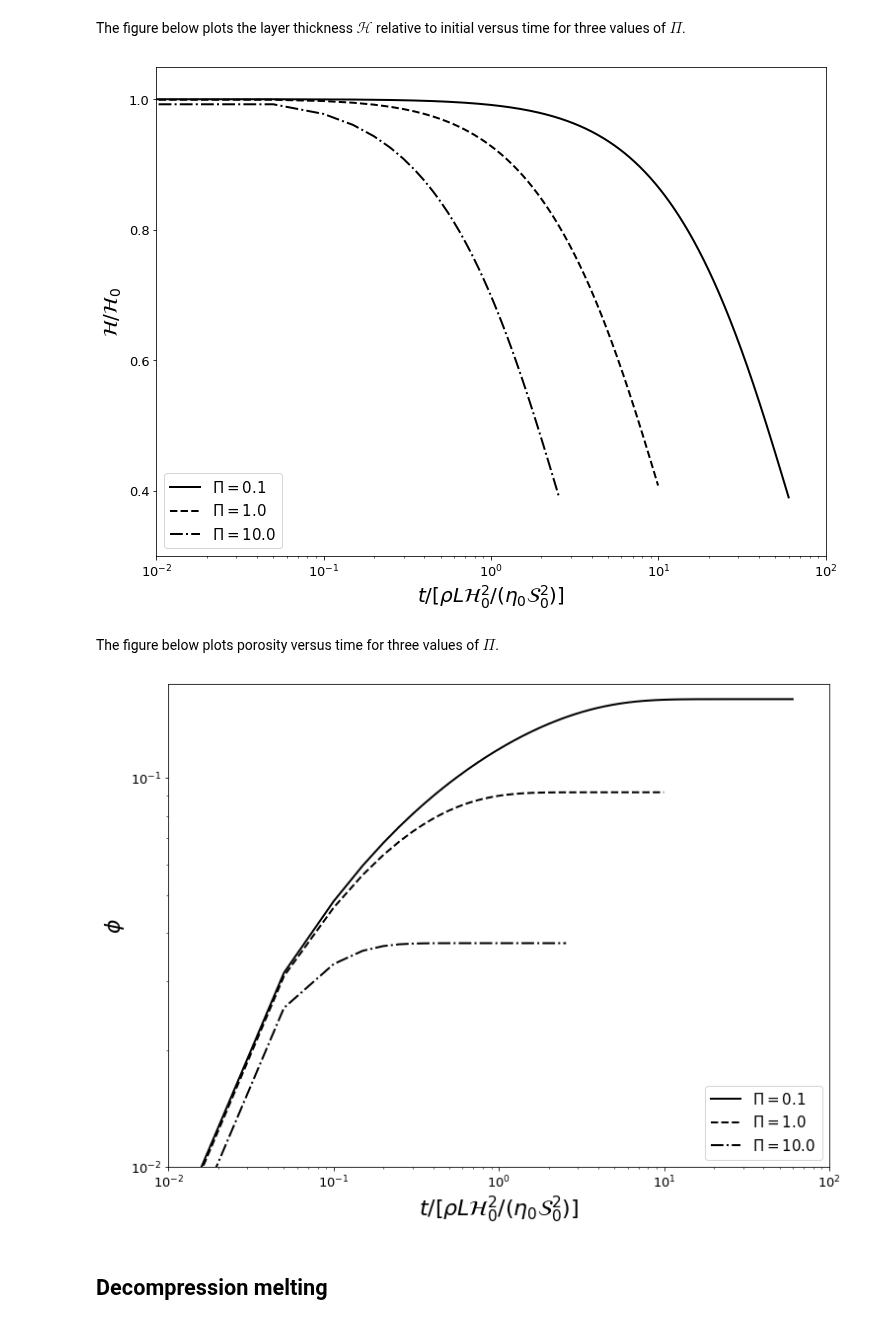
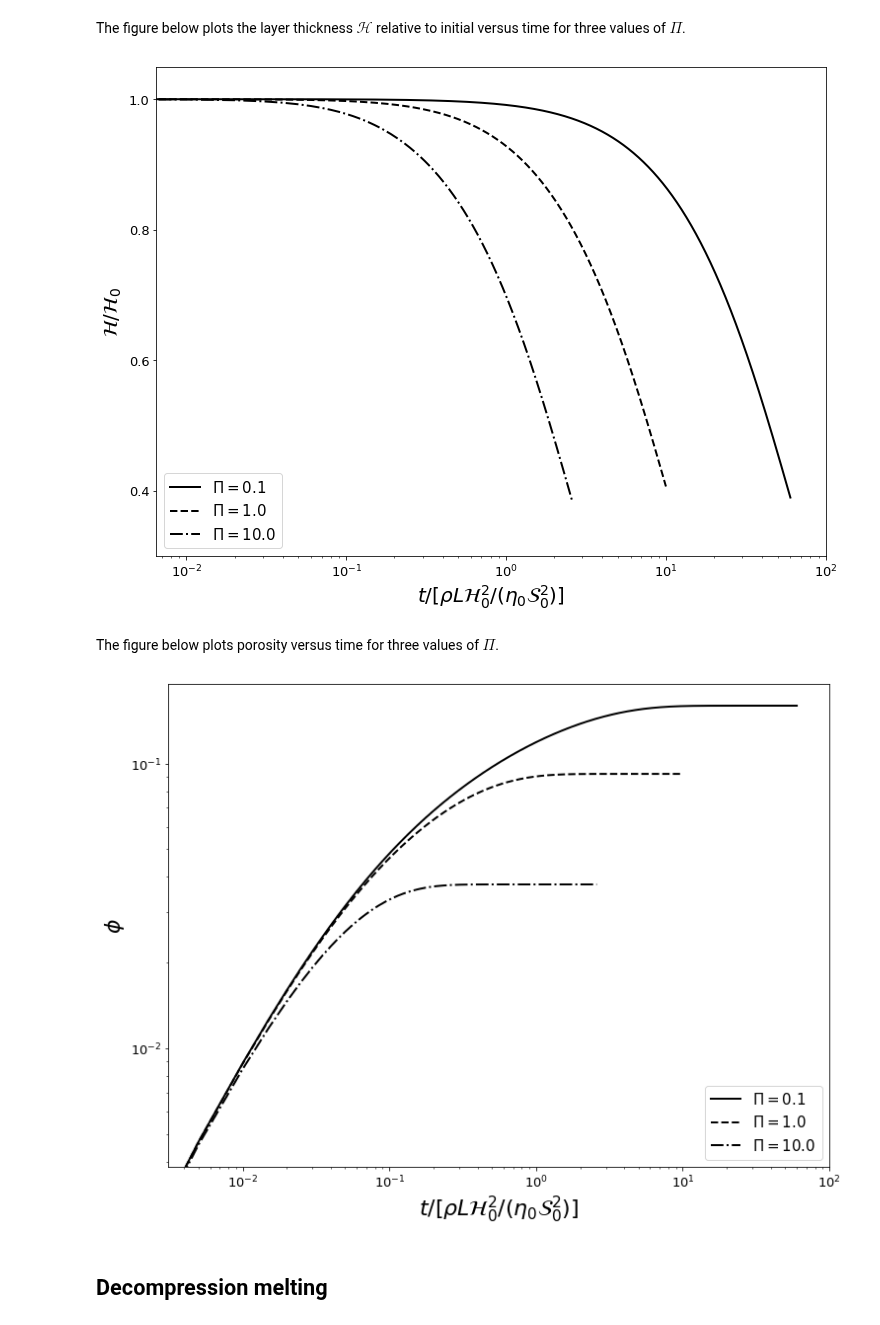
Before and after one commit to FoaLab/partially-molten-rock-PUP, a Jupyter notebook: content/ch08.ipynb, the cells around one changed output. Cells and saved outputs as stored; diff of their text form; code cells hidden in the pictures.

```diff
--- a/content/ch08.ipynb
+++ b/content/ch08.ipynb
@@ -42,7 +42,7 @@ Pi = np.asarray([0.1, 1., 10.])
 tmax = np.asarray([60., 10., 2.6])
 linesty = ['-', '--', '-.']
 for tm, pi, ls in zip(tmax, Pi, linesty):
-    t = np.arange(0.0, tm, 0.05)
+    t = np.arange(0.0, tm, 0.01)
     S = odeint(thick, y0, t, args=(pi, lambda_), rtol=1e-8)
     ax.semilogx(t, S[:, 0], 'k', linestyle=ls, linewidth=2, label=f'$\Pi={str(pi)}$')
 
@@ -55,32 +55,32 @@ ax.legend(loc='lower left', fontsize=15)
 ax.tick_params(axis='both', which='major', labelsize=13)
 plt.show()
 # %% [output]
-[figure, old version]
+[figure, new version]
 # %% [markdown]
 The figure below plots porosity versus time for three values of $\Pi$.
 # %%
 f, ax = plt.subplots()
 f.set_size_inches(12.0, 9.0)
 
 y0 = [1., 0.0]  # initial condition: H=1, phi=0.0
 lambda_ = 27.0
 Pi = np.asarray([0.1, 1., 10.])
 tmax = np.asarray([60., 10., 2.6])
 linesty = ['-', '--', '-.']
 for pi, tm, ls in zip(Pi, tmax, linesty):
-    t = np.arange(0.0, tm, 0.05)
+    t = np.arange(0.0, tm, 0.005)
     S = odeint(thick, y0, t, args=(pi, lambda_), rtol=1e-8)
     ax.loglog(t, S[:, 1], 'k', linestyle=ls, linewidth=2, label=f'$\Pi={str(pi)}$')
 
 ax.set_xlabel(r'$t/[\rho L\mathcal{H}_0^2/(\eta_0\mathcal{S}_0^2)]$', fontsize=22)
 ax.set_xticks((1e-2, 1e-1, 1e0, 1e1, 1e2))
 ax.set_ylabel(r'$\phi$', fontsize=22)
 ax.set_yticks((1e-2, 1e-1))
 ax.legend(loc='lower right', fontsize=15)
 ax.tick_params(axis='both', which='major', labelsize=13)
 plt.show()
 # %% [output]
-[figure, old version]
+[figure, new version]
 # %% [markdown]
 ## Decompression melting
 # %% [markdown]
```
